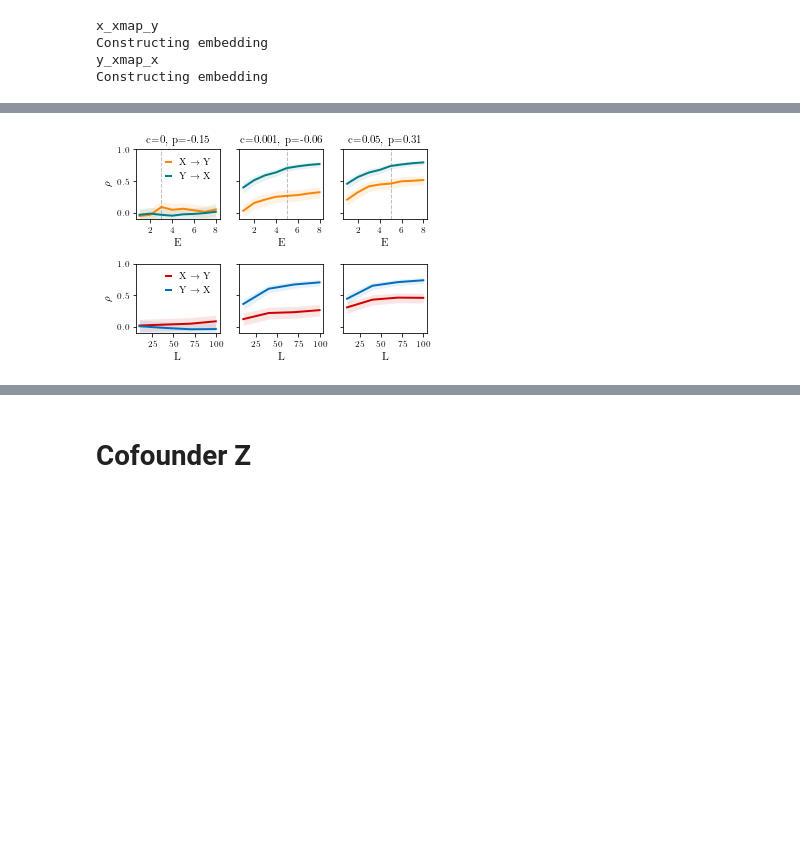
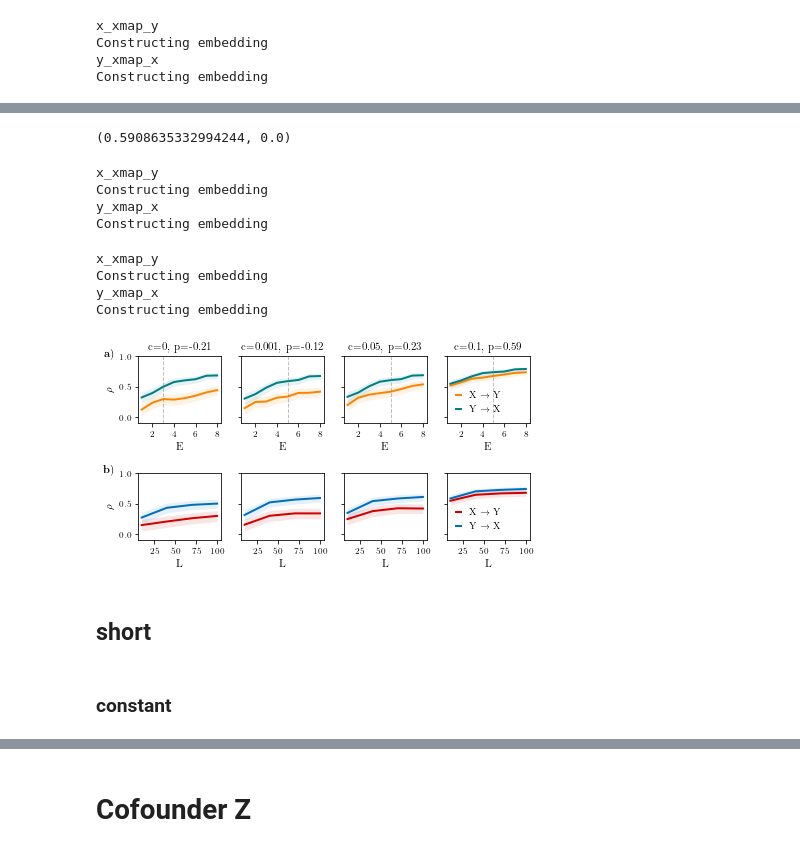
Before and after one commit to KatharinaBracher/GCCM, a Jupyter notebook: code/Diffusion.ipynb, the cells around one changed output, grey strips where cells are left out. Cells and saved outputs as stored; diff of their text form; code cells hidden in the pictures; blank space fills up the shorter version.

```diff
--- a/code/Diffusion.ipynb
+++ b/code/Diffusion.ipynb
@@ -1043,12 +1045,12 @@ y_xmap_x
 Constructing embedding
 # %%
 np.random.seed(seed=18)
-Y_rand = np.random.uniform(0, 0.1, (size, size))
-X_loc = np.random.uniform(0, 0.1, (size, size))
+Y_rand = np.random.rand(size, size)
+X_loc = np.random.rand(size, size)
 
 top_row, left_col = 20, 20
 bottom_row, right_col = 25, 30
-X_loc[top_row:bottom_row+1, left_col:right_col+1] = 1
+X_loc[top_row:bottom_row+1, left_col:right_col+1] = 5
 
 X005r, Y005r = run_sim(X_loc, Y_rand, T=100, c=0.05, a1=a1, a2=a2)
 # %% [output]
@@ -1072,3 +1074,13 @@ x_xmap_y
 Constructing embedding
 y_xmap_x
 Constructing embedding
+# %%
+np.random.seed(seed=18)
+Y_rand = np.random.rand(size, size)
+X_loc = np.random.rand(size, size)
+
+top_row, left_col = 20, 20
+bottom_row, right_col = 25, 30
+X_loc[top_row:bottom_row+1, left_col:right_col+1] = 5
+
+X01r, Y01r = run_sim(X_loc, Y_rand, T=100, c=0.1, a1=a1, a2=a2)
@@ -1075,23 +1089,54 @@ Constructing embedding
+# %%
+correlation_coefficient, p_value = pearsonr(X01r.flatten(), Y01r.flatten())
+correlation_coefficient, p_value
+# %% [output]
+(0.5908635332994244, 0.0)
+# %%
+riresults_01 = run_optEmbedding_sampling(X01r, Y01r, lib_size, dims, cores=6)
+# %% [output]
+x_xmap_y
+Constructing embedding
+y_xmap_x
+Constructing embedding
+# %%
+riresults_01_L = run_GCCM_sampling(X01r, Y01r, lib_sizes, E=5, cores=6)
+# %% [output]
+x_xmap_y
+Constructing embedding
+y_xmap_x
+Constructing embedding
 # %%
 fig = plt.figure(figsize=(6.3, 3.5))
 
 # Creating subplots using the functions
-ax1 = make_Eplot(fig, 241, riresults_0, title=r'c=0, p=-0.15')
+ax1 = make_Eplot(fig, 241, riresults_0, title=r'c=0, p=-0.21')
 ax1.axvline(x=3, color='gray', linestyle='--', linewidth=1, alpha=0.5)
-ax2 = make_Eplot(fig, 242, riresults_001, title=r'c=0.001, p=-0.06', share=True)
+ax1.text(-0.35, 1.0, r'$\textbf a)$', transform=ax1.transAxes, fontsize=11, horizontalalignment='center')
+ax1.get_legend().remove()
+ax2 = make_Eplot(fig, 242, riresults_001, title=r'c=0.001, p=-0.12', share=True)
 ax2.axvline(x=5, color='gray', linestyle='--', linewidth=1, alpha=0.5)
-ax2 = make_Eplot(fig, 243, riresults_005, title=r'c=0.05, p=0.31', share=True)
+ax2 = make_Eplot(fig, 243, riresults_005, title=r'c=0.05, p=0.23', share=True)
 ax2.axvline(x=5, color='gray', linestyle='--', linewidth=1, alpha=0.5)
-#ax2 = make_Eplot(fig, 244, r2esults_01, title=r'c=0.1, p=0.51', share=True)
-#ax2.axvline(x=6, color='gray', linestyle='--', linewidth=1, alpha=0.5)
+ax2 = make_Eplot(fig, 244, riresults_01, title=r'c=0.1, p=0.59', share=False)
+ax2.axvline(x=5, color='gray', linestyle='--', linewidth=1, alpha=0.5)
+ax2.set_yticklabels([])
+ax2.set_ylabel('')
 
 
 ax1 = make_Lplot(fig, 245, riresults_0_L)
+ax1.get_legend().remove()
+ax1.text(-0.35, 1.0, r'$\textbf b)$', transform=ax1.transAxes, fontsize=11, horizontalalignment='center')
 ax2 = make_Lplot(fig, 246, riresults_001_L, share=True)
 ax2 = make_Lplot(fig, 247, riresults_005_L, share=True)
-#ax2 = make_Lplot(fig, 248, r2esults_01_L, share=True)
+ax2 = make_Lplot(fig, 248, riresults_01_L, share=False)
+ax2.set_yticklabels([])
+ax2.set_ylabel('')
 
 plt.tight_layout()
 plt.savefig('plots/diffusion/init_crange.pdf', bbox_inches='tight')
 # %% [output]
-[figure, old version]
+[figure, new version]
+# %% [markdown]
+## short
+# %% [markdown]
+### constant
```
Also changed, not shown: parts of 55 cells of this notebook, 20 other files.
